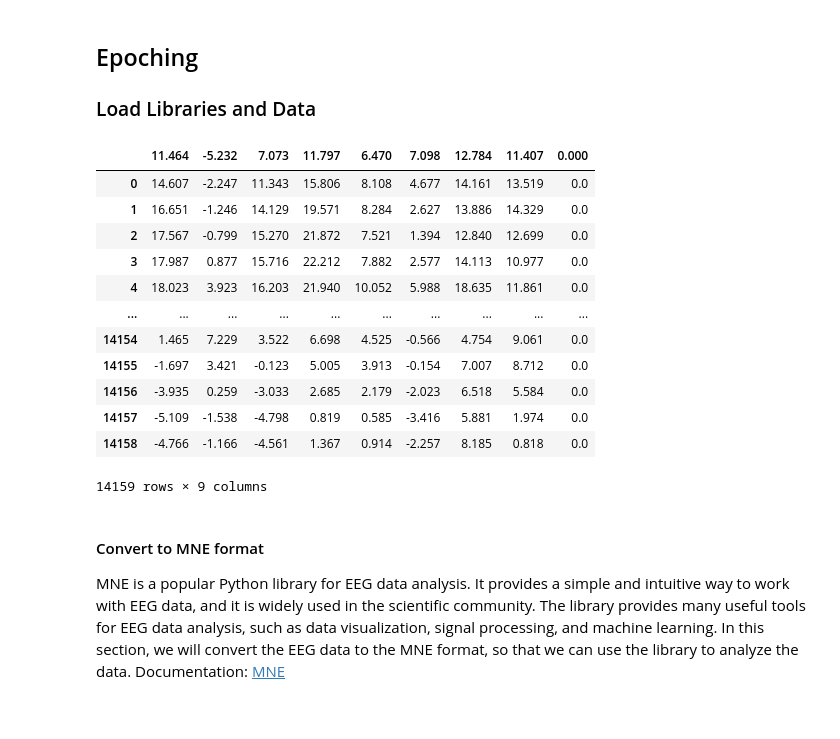
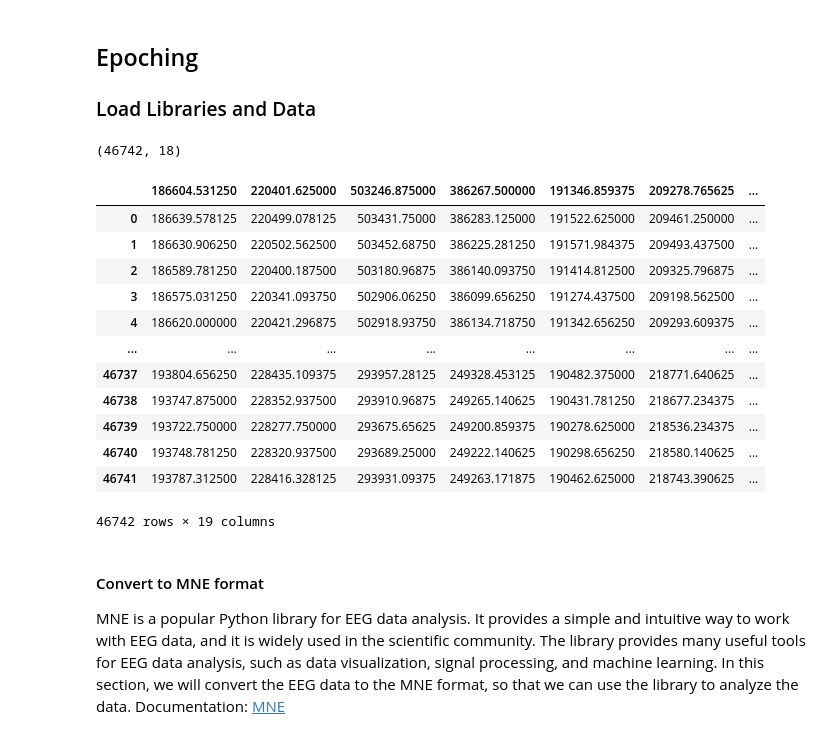
Before and after one commit to BRomans/Workshop-DemyBCI2025, a Jupyter notebook: notebooks/1_p300_introduction.ipynb, the cells around one changed output. Drawn from its saved outputs; the diff is of its cells as text; code cells hidden in the pictures.

```diff
--- a/notebooks/1_p300_introduction.ipynb
+++ b/notebooks/1_p300_introduction.ipynb
@@ -39,28 +39,34 @@ from utils.loader import load_data, convert_to_mne
 path_data = '../data'
 path_mount = ''
 # %%
+
+from brainflow import BoardIds
 fs = 250
 chs = ["Fz", "C3", "Cz", "C4", "Pz", "PO7", "Oz", "PO8"]
 
 
-eeg, trigger, dataframe = load_data("../data/aep/auditory_erp_eyes_open_S1.csv", fs=fs, skiprows=5, delimiter=',')
+eeg, trigger, dataframe = load_data("../data/test.csv", fs=fs, skiprows=5, delimiter='\t')
+print(eeg.shape)
+eeg = eeg[:, 0:8]
+trigger[trigger > 2] = 0
 plt.plot(trigger)
 plt.show()
 dataframe
 # %% [output]
+(46742, 18)
-|  | 11.464 | -5.232 | 7.073 | 11.797 | 6.470 | 7.098 | 12.784 | 11.407 | 0.000 |
-| 0 | 14.607 | -2.247 | 11.343 | 15.806 | 8.108 | 4.677 | 14.161 | 13.519 | 0.0 |
-| 1 | 16.651 | -1.246 | 14.129 | 19.571 | 8.284 | 2.627 | 13.886 | 14.329 | 0.0 |
-| 2 | 17.567 | -0.799 | 15.270 | 21.872 | 7.521 | 1.394 | 12.840 | 12.699 | 0.0 |
-| 3 | 17.987 | 0.877 | 15.716 | 22.212 | 7.882 | 2.577 | 14.113 | 10.977 | 0.0 |
-| 4 | 18.023 | 3.923 | 16.203 | 21.940 | 10.052 | 5.988 | 18.635 | 11.861 | 0.0 |
-| ... | ... | ... | ... | ... | ... | ... | ... | ... | ... |
-| 14154 | 1.465 | 7.229 | 3.522 | 6.698 | 4.525 | -0.566 | 4.754 | 9.061 | 0.0 |
-| 14155 | -1.697 | 3.421 | -0.123 | 5.005 | 3.913 | -0.154 | 7.007 | 8.712 | 0.0 |
-| 14156 | -3.935 | 0.259 | -3.033 | 2.685 | 2.179 | -2.023 | 6.518 | 5.584 | 0.0 |
-| 14157 | -5.109 | -1.538 | -4.798 | 0.819 | 0.585 | -3.416 | 5.881 | 1.974 | 0.0 |
-| 14158 | -4.766 | -1.166 | -4.561 | 1.367 | 0.914 | -2.257 | 8.185 | 0.818 | 0.0 |
+|  | 186604.531250 | 220401.625000 | 503246.875000 | 386267.500000 | 191346.859375 | 209278.765625 | ... |
+| 0 | 186639.578125 | 220499.078125 | 503431.75000 | 386283.125000 | 191522.625000 | 209461.250000 | ... |
+| 1 | 186630.906250 | 220502.562500 | 503452.68750 | 386225.281250 | 191571.984375 | 209493.437500 | ... |
+| 2 | 186589.781250 | 220400.187500 | 503180.96875 | 386140.093750 | 191414.812500 | 209325.796875 | ... |
+| 3 | 186575.031250 | 220341.093750 | 502906.06250 | 386099.656250 | 191274.437500 | 209198.562500 | ... |
+| 4 | 186620.000000 | 220421.296875 | 502918.93750 | 386134.718750 | 191342.656250 | 209293.609375 | ... |
+| ... | ... | ... | ... | ... | ... | ... | ... |
+| 46737 | 193804.656250 | 228435.109375 | 293957.28125 | 249328.453125 | 190482.375000 | 218771.640625 | ... |
+| 46738 | 193747.875000 | 228352.937500 | 293910.96875 | 249265.140625 | 190431.781250 | 218677.234375 | ... |
+| 46739 | 193722.750000 | 228277.750000 | 293675.65625 | 249200.859375 | 190278.625000 | 218536.234375 | ... |
+| 46740 | 193748.781250 | 228320.937500 | 293689.25000 | 249222.140625 | 190298.656250 | 218580.140625 | ... |
+| 46741 | 193787.312500 | 228416.328125 | 293931.09375 | 249263.171875 | 190462.625000 | 218743.390625 | ... |
-14159 rows × 9 columns
+46742 rows × 19 columns
 # %% [markdown]
 #### Convert to MNE format
 MNE is a popular Python library for EEG data analysis. It provides a simple and intuitive way to work with EEG data, and it is widely used in the scientific community. The library provides many useful tools for EEG data analysis, such as data visualization, signal processing, and machine learning. In this section, we will convert the EEG data to the MNE format, so that we can use the library to analyze the data.
```
Also changed, not shown: parts of 5 cells of this notebook, 1 other file.
